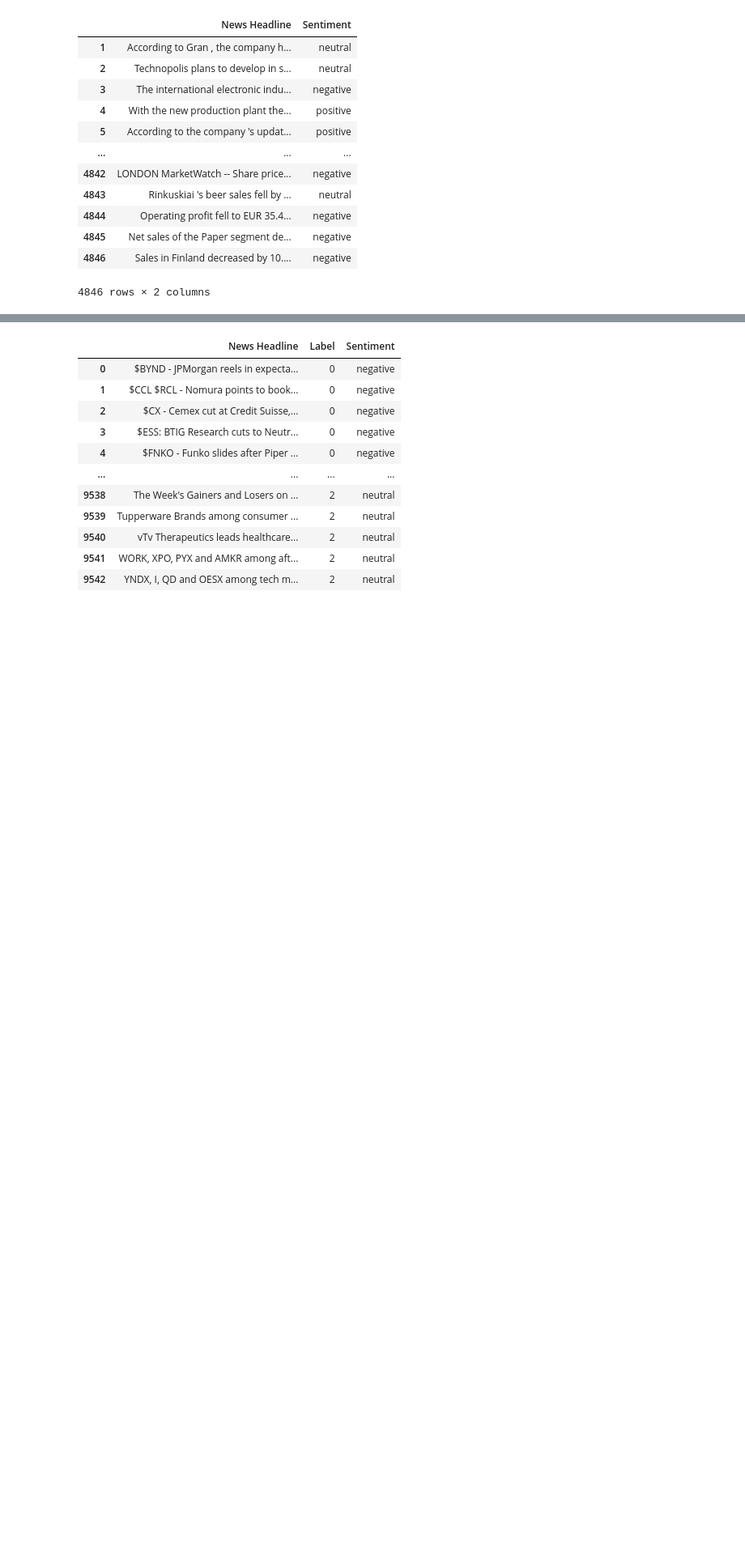
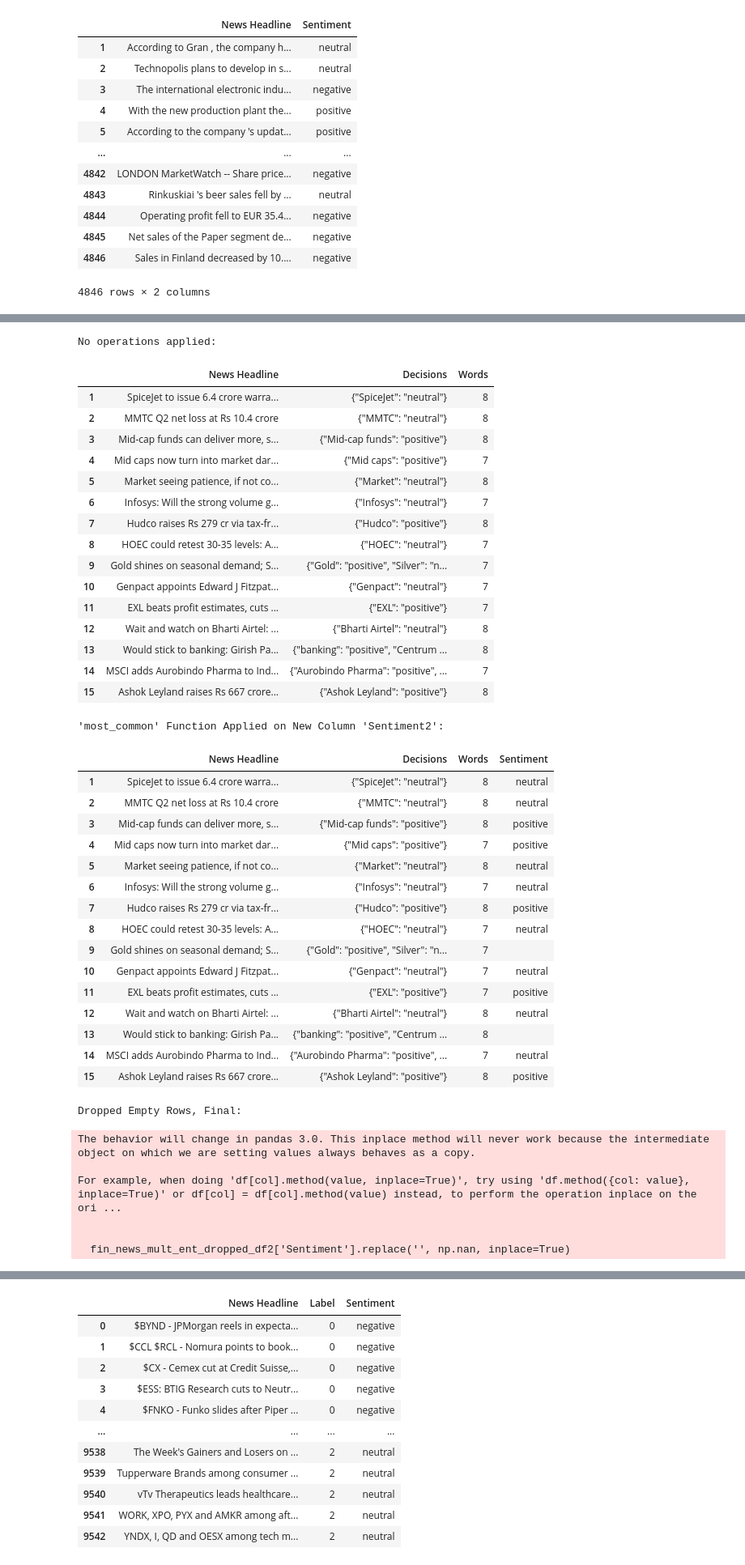
Before and after one commit to kevinwlip/ML, a Jupyter notebook: Capstone 20.6 Step 5/Capstone 20.6.ipynb, the cells around one changed output, grey strips where cells are left out. Shown at 81% size. Saved outputs shown, nothing was run; the diff lists cells and outputs as text; code cells hidden in the pictures; blank space fills up the shorter version.

```diff
--- a/Capstone 20.6 Step 5/Capstone 20.6.ipynb
+++ b/Capstone 20.6 Step 5/Capstone 20.6.ipynb
@@ -137,0 +169,76 @@ For example, when doing 'df[col].method(value, inplace=True)', try using 'df.met
+# %%
+from collections import Counter
+
+fin_news_mult_ent_df2 = fin_news_mult_ent_df.copy(deep=True)
+
+print("No operations applied: \n")
+display(fin_news_mult_ent_df2.head(15))
+
+# Use to compute Sentiment if *most* Sentiments are the same for multiple entities
+def most_common(d):
+    counts = Counter(json.loads(d).values())
+    dict_counts = dict(counts)
+    max_value = max(dict_counts.values())
+    max_values = [k for k,v in dict_counts.items() if v == max_value]
+    if len(max_values) == 1:
+        return max_values[0]
+    else:
+        return("")
+
+fin_news_mult_ent_mc_applied_df2 = fin_news_mult_ent_df2.copy(deep=True)
+
+fin_news_mult_ent_mc_applied_df2['Sentiment'] = fin_news_mult_ent_mc_applied_df2['Decisions'].apply(most_common)
+
+print("'most_common' Function Applied on New Column 'Sentiment2': \n")
+display(fin_news_mult_ent_mc_applied_df2.head(15))
+
+fin_news_mult_ent_dropped_df2 = fin_news_mult_ent_mc_applied_df2.copy(deep=True)
+
+fin_news_mult_ent_dropped_df2['Sentiment'].replace('', np.nan, inplace=True)
+fin_news_mult_ent_dropped_df2.dropna(subset=['Sentiment'], inplace=True)
+fin_news_mult_ent_df2_final = fin_news_mult_ent_dropped_df2
+
+print("Dropped Empty Rows, Final: \n")
+display(fin_news_mult_ent_df2_final.head(15))
+# %% [output]
+No operations applied:
+|  | News Headline | Decisions | Words |
+| 1 | SpiceJet to issue 6.4 crore warra... | {"SpiceJet": "neutral"} | 8 |
+| 2 | MMTC Q2 net loss at Rs 10.4 crore | {"MMTC": "neutral"} | 8 |
+| 3 | Mid-cap funds can deliver more, s... | {"Mid-cap funds": "positive"} | 8 |
+| 4 | Mid caps now turn into market dar... | {"Mid caps": "positive"} | 7 |
+| 5 | Market seeing patience, if not co... | {"Market": "neutral"} | 8 |
+| 6 | Infosys: Will the strong volume g... | {"Infosys": "neutral"} | 7 |
+| 7 | Hudco raises Rs 279 cr via tax-fr... | {"Hudco": "positive"} | 8 |
+| 8 | HOEC could retest 30-35 levels: A... | {"HOEC": "neutral"} | 7 |
+| 9 | Gold shines on seasonal demand; S... | {"Gold": "positive", "Silver": "n... | 7 |
+| 10 | Genpact appoints Edward J Fitzpat... | {"Genpact": "neutral"} | 7 |
+| 11 | EXL beats profit estimates, cuts ... | {"EXL": "positive"} | 7 |
+| 12 | Wait and watch on Bharti Airtel: ... | {"Bharti Airtel": "neutral"} | 8 |
+| 13 | Would stick to banking: Girish Pa... | {"banking": "positive", "Centrum ... | 8 |
+| 14 | MSCI adds Aurobindo Pharma to Ind... | {"Aurobindo Pharma": "positive", ... | 7 |
+| 15 | Ashok Leyland raises Rs 667 crore... | {"Ashok Leyland": "positive"} | 8 |
+'most_common' Function Applied on New Column 'Sentiment2':
+|  | News Headline | Decisions | Words | Sentiment |
+| 1 | SpiceJet to issue 6.4 crore warra... | {"SpiceJet": "neutral"} | 8 | neutral |
+| 2 | MMTC Q2 net loss at Rs 10.4 crore | {"MMTC": "neutral"} | 8 | neutral |
+| 3 | Mid-cap funds can deliver more, s... | {"Mid-cap funds": "positive"} | 8 | positive |
+| 4 | Mid caps now turn into market dar... | {"Mid caps": "positive"} | 7 | positive |
+| 5 | Market seeing patience, if not co... | {"Market": "neutral"} | 8 | neutral |
+| 6 | Infosys: Will the strong volume g... | {"Infosys": "neutral"} | 7 | neutral |
+| 7 | Hudco raises Rs 279 cr via tax-fr... | {"Hudco": "positive"} | 8 | positive |
+| 8 | HOEC could retest 30-35 levels: A... | {"HOEC": "neutral"} | 7 | neutral |
+| 9 | Gold shines on seasonal demand; S... | {"Gold": "positive", "Silver": "n... | 7 |  |
+| 10 | Genpact appoints Edward J Fitzpat... | {"Genpact": "neutral"} | 7 | neutral |
+| 11 | EXL beats profit estimates, cuts ... | {"EXL": "positive"} | 7 | positive |
+| 12 | Wait and watch on Bharti Airtel: ... | {"Bharti Airtel": "neutral"} | 8 | neutral |
+| 13 | Would stick to banking: Girish Pa... | {"banking": "positive", "Centrum ... | 8 |  |
+| 14 | MSCI adds Aurobindo Pharma to Ind... | {"Aurobindo Pharma": "positive", ... | 7 | neutral |
+| 15 | Ashok Leyland raises Rs 667 crore... | {"Ashok Leyland": "positive"} | 8 | positive |
+Dropped Empty Rows, Final:
+The behavior will change in pandas 3.0. This inplace method will never work because the intermediate object on which we are setting values always behaves as a copy.
+
+For example, when doing 'df[col].method(value, inplace=True)', try using 'df.method({col: value}, inplace=True)' or df[col] = df[col].method(value) instead, to perform the operation inplace on the ori ...
+
+
+  fin_news_mult_ent_dropped_df2['Sentiment'].replace('', np.nan, inplace=True)
```
Also changed, not shown: parts of 14 cells of this notebook, 6 other files.
